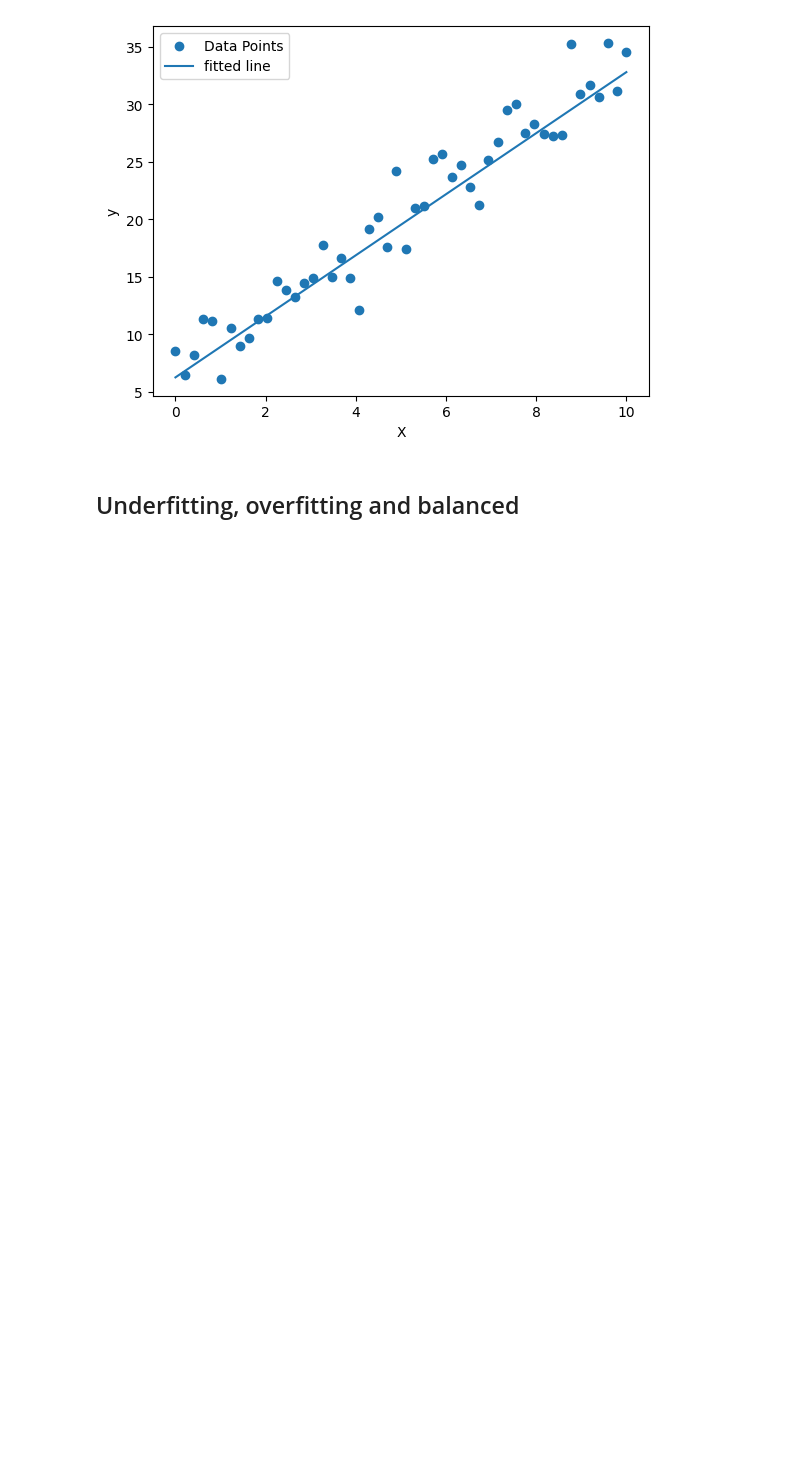
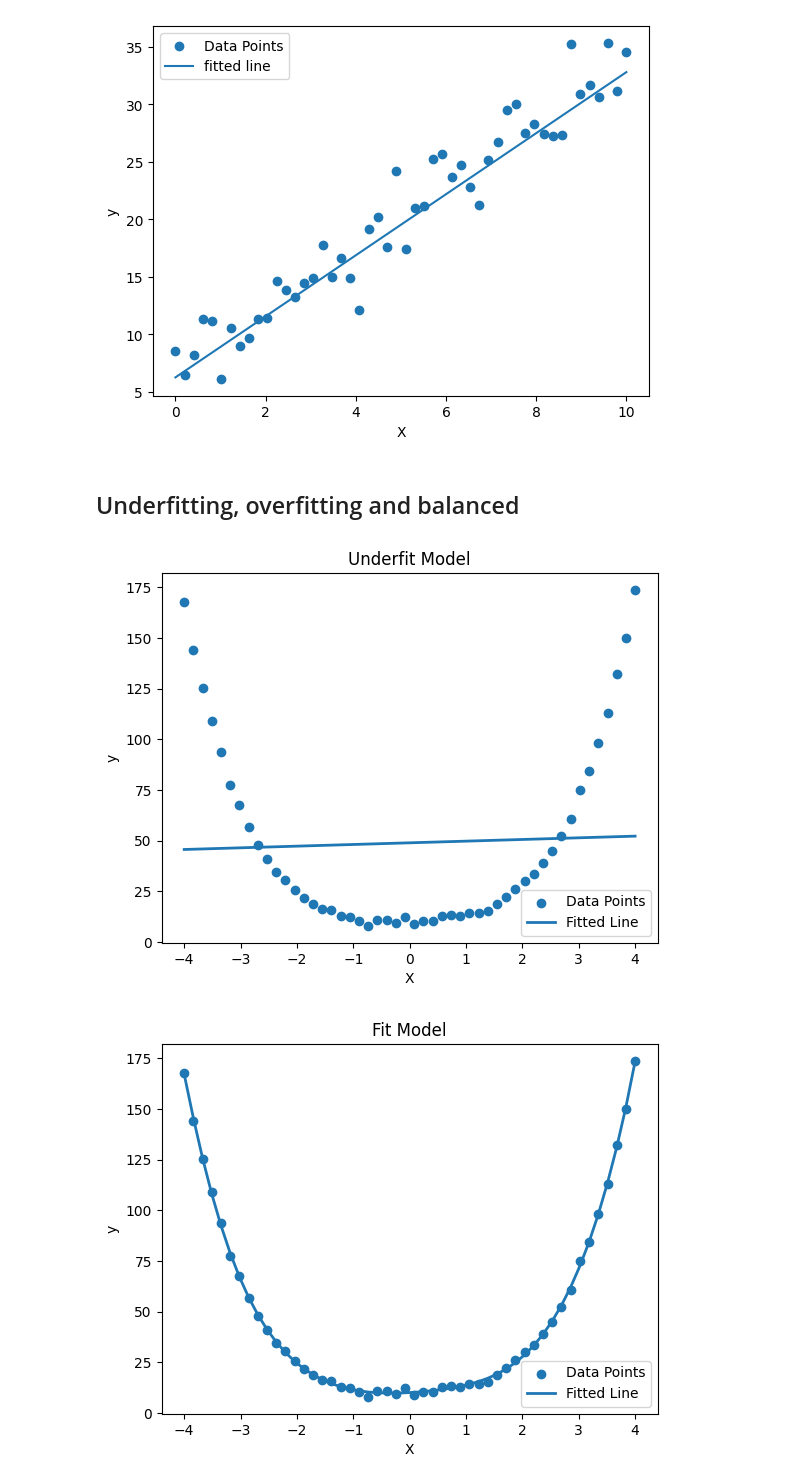
Before and after one commit to avikumart/DA-DS-Questions, a Jupyter notebook: ML_coding/Ml_coding_and_interviewn_practice.ipynb, the cells around one changed output. Drawn from its saved outputs; the diff is of its cells as text; code cells hidden in the pictures; blank space fills up the shorter version.

Commit message:
regularization, underfitting and poly regression features

```diff
--- a/ML_coding/Ml_coding_and_interviewn_practice.ipynb
+++ b/ML_coding/Ml_coding_and_interviewn_practice.ipynb
@@ -241,3 +241,49 @@ plt.show()
 [figure]
 # %% [markdown]
 ## Underfitting, overfitting and balanced
+# %%
+import numpy as np
+import matplotlib.pyplot as plt
+from sklearn.preprocessing import PolynomialFeatures
+from sklearn.linear_model import LinearRegression
+
+# create dataset
+np.random.seed(0)
+X = np.linspace(-4, 4, 50)
+y = 0.5 * X**4 - 2 + 2*X**2 + X + 12 + np.random.randn(50)
+X = X.reshape(-1, 1)
+
+# create polynomial features
+def polyfeatures(degree, title):
+  poly = PolynomialFeatures(degree=degree)
+  X_poly = poly.fit_transform(X)
+
+  # fit the linear regression model
+  model = LinearRegression()
+  model.fit(X_poly, y)
+
+  # predict the values
+  X_grid = np.linspace(-4, 4, 50).reshape(-1, 1)
+  X_grid_poly = poly.transform(X_grid)
+  y_pred = model.predict(X_grid_poly)
+
+  # plot the data
+  plt.scatter(X, y, label="Data Points")
+  plt.plot(X_grid, y_pred, label="Fitted Line", linewidth=2)
+  plt.xlabel("X")
+  plt.ylabel("y")
+  plt.title(title)
+  plt.legend()
+  plt.show()
+
+# underfit model
+polyfeatures(1, "Underfit Model")
+
+# fit model
+polyfeatures(10, "Fit Model")
+
+# overfit
+polyfeatures(50, "Overfit Model")
+# %% [output]
+[figure, added]
+[figure, added]
```
Also changed, not shown: parts of 4 cells of this notebook.
